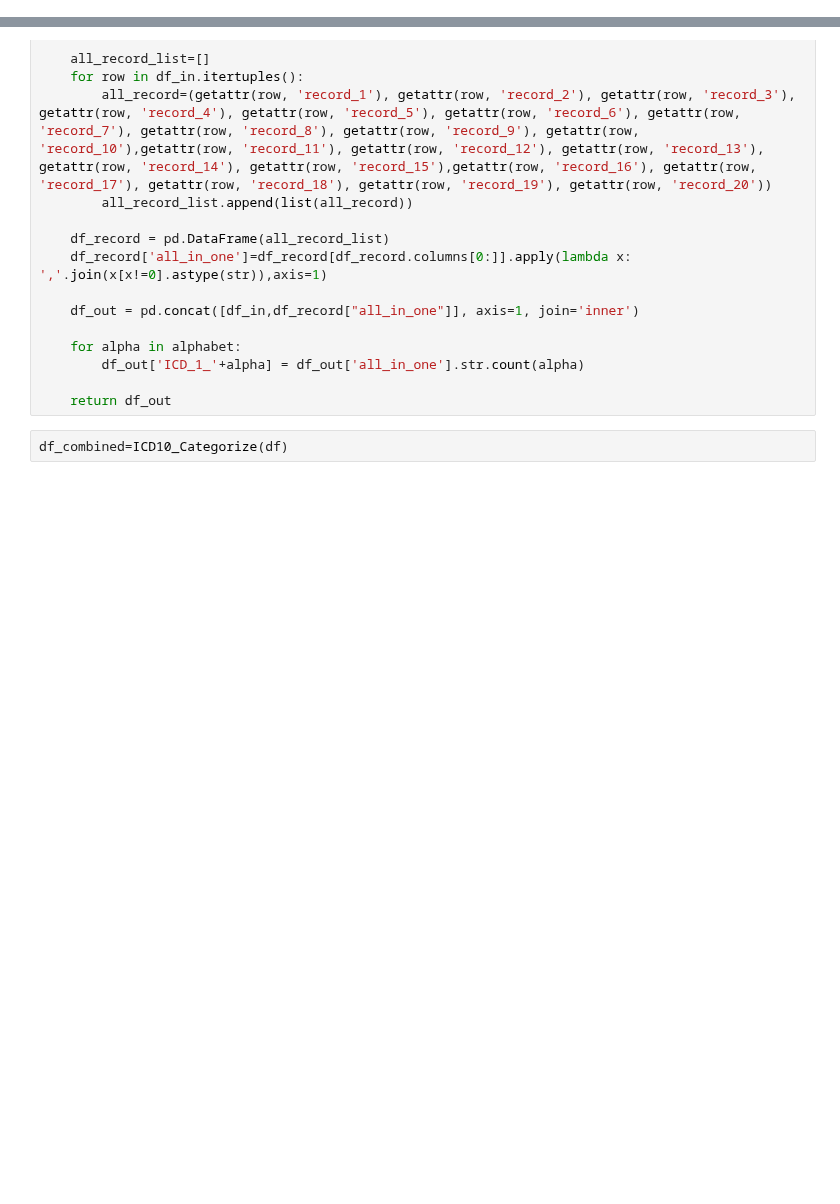
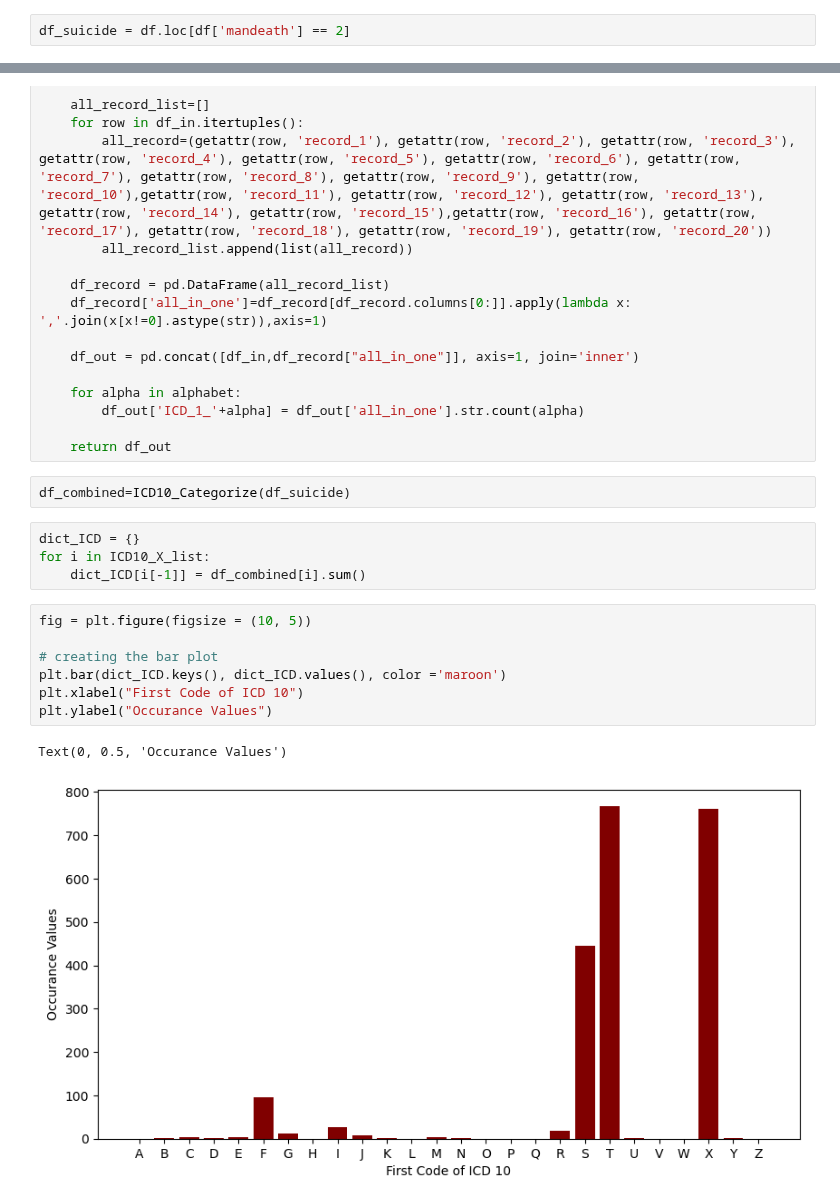
Before and after one commit to TimothiTsui/Anti_Suicide_Squad, a Jupyter notebook: preprocessing.ipynb, the cells around one changed output, grey strips where cells are left out. Cells and saved outputs as stored; diff of their text form; blank space fills up the shorter version.

Commit message:
Statistical values of first digit of ICD Code
Also removed the outlier.

```diff
--- a/preprocessing.ipynb
+++ b/preprocessing.ipynb
@@ -76,6 +76,8 @@ ICD10_X_list = ["ICD_1_" + alpha for alpha in alphabet]
 df = pd.concat([df,pd.DataFrame(columns=ICD10_X_list)])
 
 df.update(df[ICD10_X_list].fillna(0))
+# %%
+df_suicide = df.loc[df['mandeath'] == 2]
 # %%
 def ICD10_Categorize(df_in):
 
@@ -100,4 +102,18 @@ def ICD10_Categorize(df_in):
 
     return df_out
 # %%
-df_combined=ICD10_Categorize(df)
+df_combined=ICD10_Categorize(df_suicide)
+# %%
+dict_ICD = {}
+for i in ICD10_X_list:
+    dict_ICD[i[-1]] = df_combined[i].sum()
+# %%
+fig = plt.figure(figsize = (10, 5))
+
+# creating the bar plot
+plt.bar(dict_ICD.keys(), dict_ICD.values(), color ='maroon')
+plt.xlabel("First Code of ICD 10")
+plt.ylabel("Occurance Values")
+# %% [output]
+Text(0, 0.5, 'Occurance Values')
+[figure, added]
```
Also changed, not shown: parts of 7 cells of this notebook, 3 other files.
